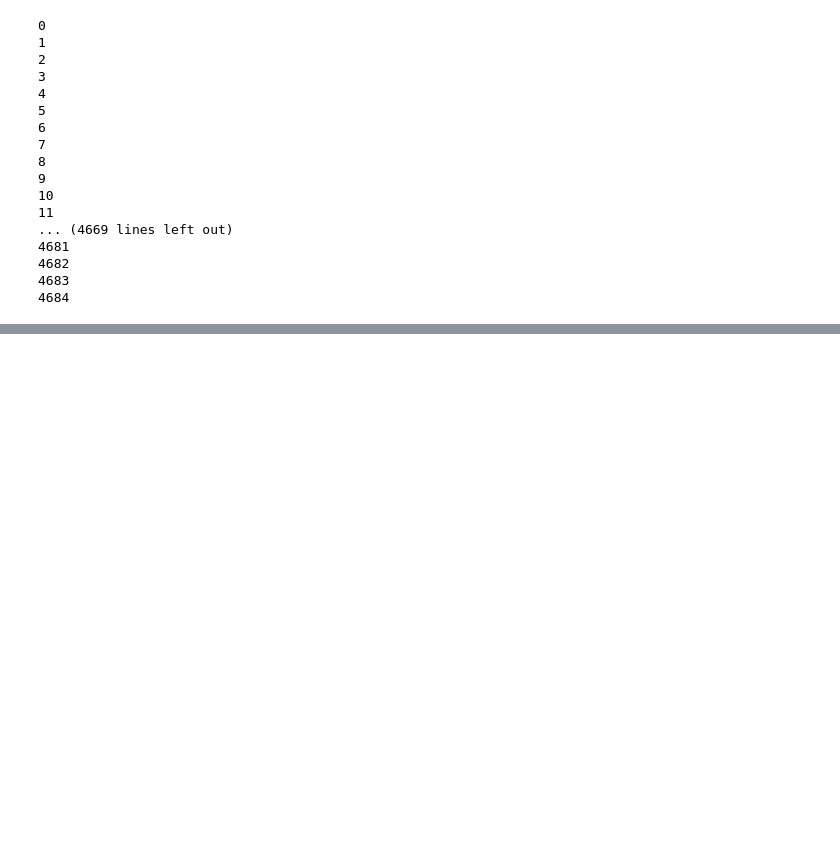
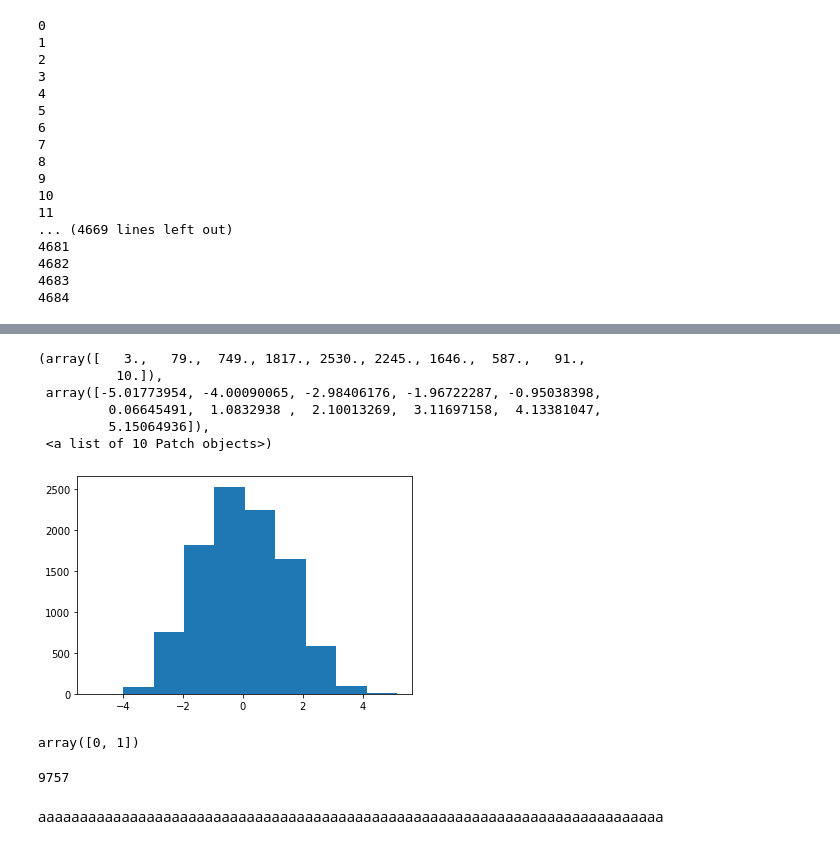
Before and after one commit to chenson2018/Humana-Mays-Competition, a Jupyter notebook: Chris Response Variable Exploration.ipynb, the cells around one changed output, grey strips where cells are left out. Cells and saved outputs as stored; diff of their text form; code cells hidden in the pictures; blank space fills up the shorter version.

```diff
--- a/Chris Response Variable Exploration.ipynb
+++ b/Chris Response Variable Exploration.ipynb
@@ -549,0 +601,3 @@ trigram_frame
+# %%
+target = combo['LTOT_v2'].astype(int)
+target
@@ -549,0 +622,3 @@ trigram_frame
+# %%
+X = combo.iloc[:,1:]
+X
@@ -549,0 +656,5 @@ trigram_frame
+# %%
+X_train, X_test, y_train, y_test = train_test_split(X,target,test_size=0.3,random_state=0)
+LDA = LinearDiscriminantAnalysis(n_components=2)
+# %%
+data_projected = LDA.fit_transform(X_train,y_train)
@@ -550,3 +664,23 @@ trigram_frame
+# %%
+plt.hist(data_projected)
+# %% [output]
+(array([   3.,   79.,  749., 1817., 2530., 2245., 1646.,  587.,   91.,
+          10.]),
+ array([-5.01773954, -4.00090065, -2.98406176, -1.96722287, -0.95038398,
+         0.06645491,  1.0832938 ,  2.10013269,  3.11697158,  4.13381047,
+         5.15064936]),
+ <a list of 10 Patch objects>)
+[figure, added]
+# %%
+LDA.classes_
+# %% [output]
+array([0, 1])
+# %%
+len(data_projected)
+# %% [output]
+9757
+# %% [markdown]
+aaaaaaaaaaaaaaaaaaaaaaaaaaaaaaaaaaaaaaaaaaaaaaaaaaaaaaaaaaaaaaaaaaaaaaaaaaa
 # %%
 pc_list = []
 
```
Also changed, not shown: parts of 10 cells of this notebook, 2 other files.
